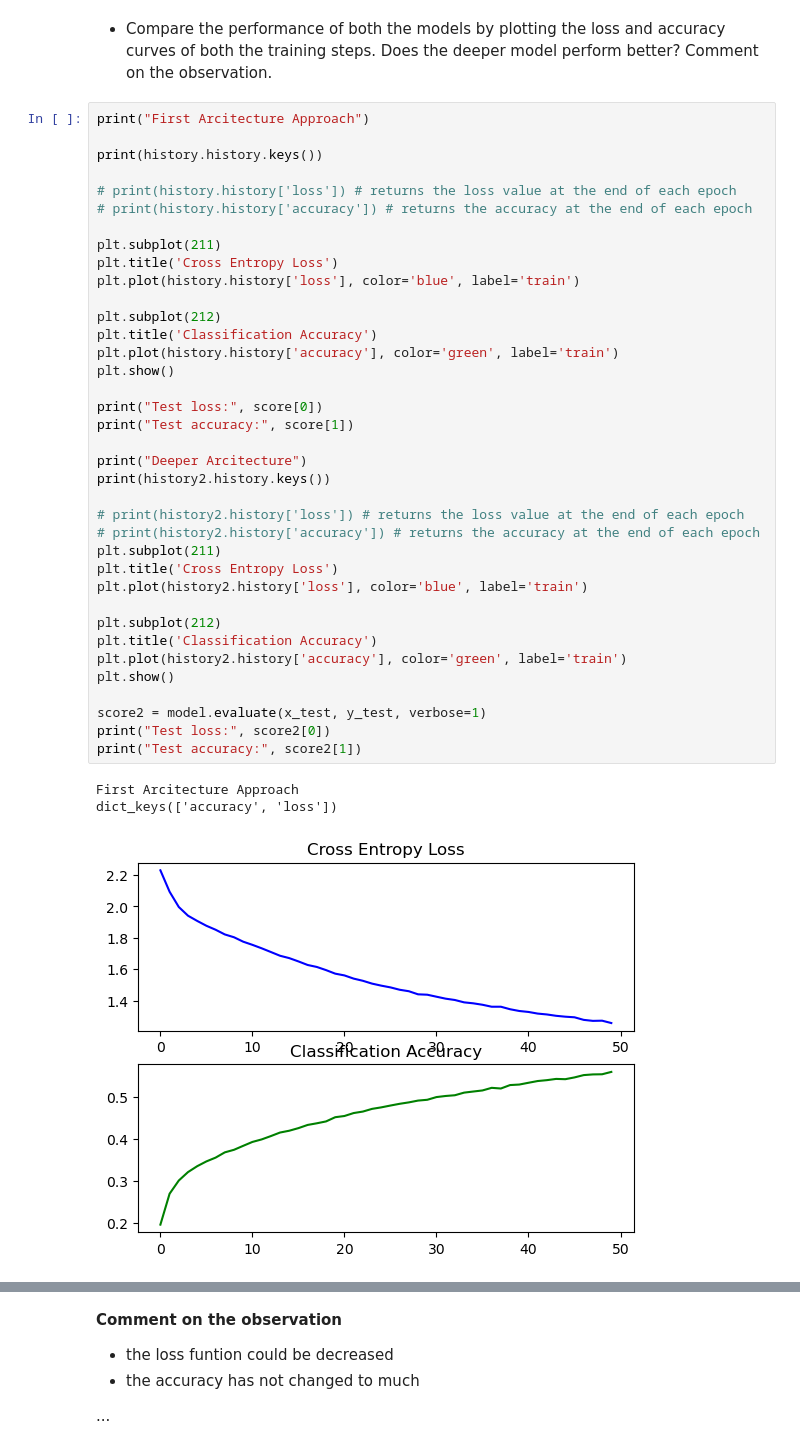
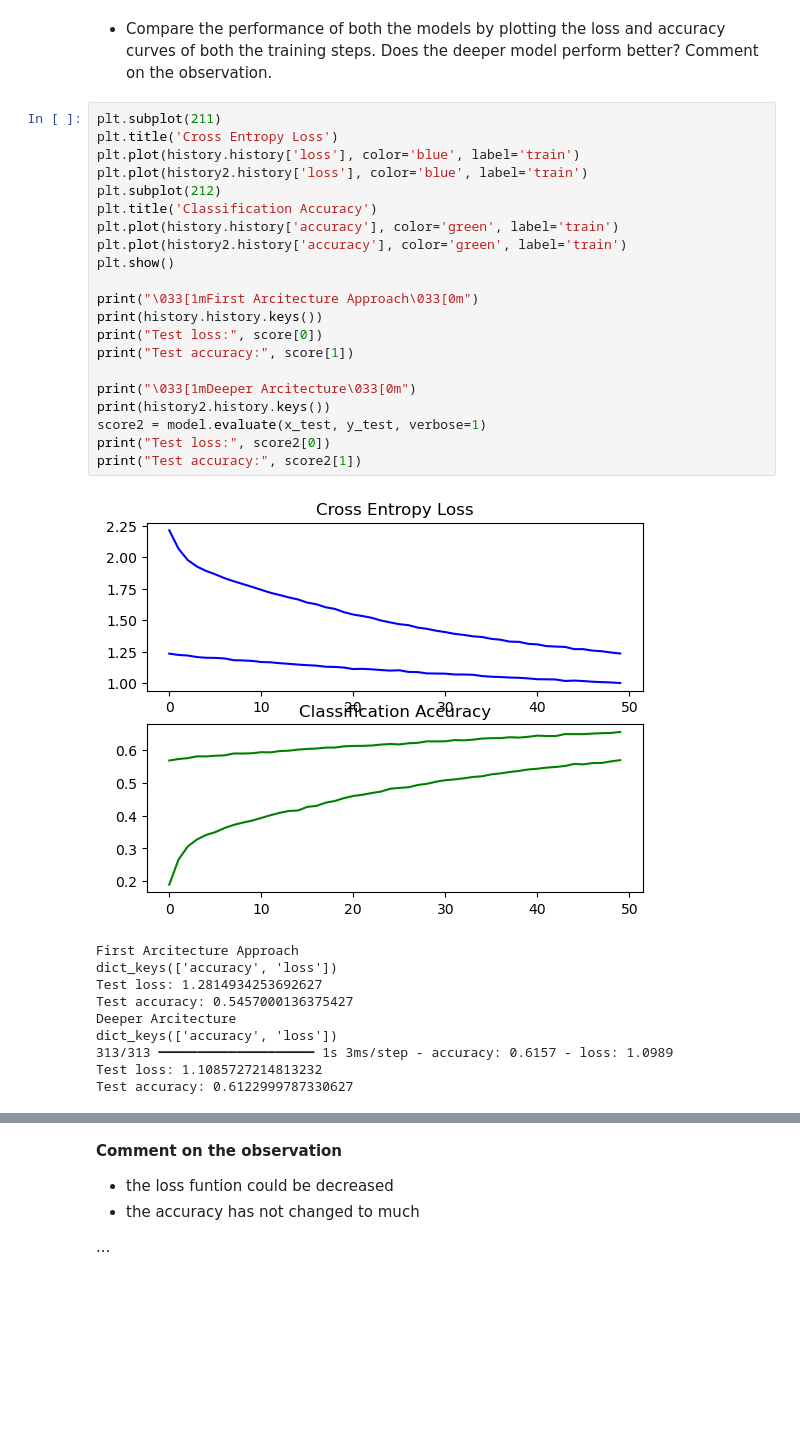
Before and after one commit to ironhack-labs/lab-image-classification-using-convolutional-neural-networks, a Jupyter notebook: main.ipynb, the cells around one changed output, grey strips where cells are left out. Saved outputs shown, nothing was run; the diff lists cells and outputs as text; blank space fills up the shorter version.

```diff
--- a/main.ipynb
+++ b/main.ipynb
@@ -376,43 +371,34 @@ Epoch 50/50
 # %% [markdown]
 *   Compare the performance of both the models by plotting the loss and accuracy curves of both the training steps. Does the deeper model perform better? Comment on the observation.
 # %%
-print("First Arcitecture Approach")
-
-print(history.history.keys())
-
-# print(history.history['loss']) # returns the loss value at the end of each epoch
-# print(history.history['accuracy']) # returns the accuracy at the end of each epoch
-
 plt.subplot(211)
 plt.title('Cross Entropy Loss')
 plt.plot(history.history['loss'], color='blue', label='train')
-
+plt.plot(history2.history['loss'], color='blue', label='train')
 plt.subplot(212)
 plt.title('Classification Accuracy')
 plt.plot(history.history['accuracy'], color='green', label='train')
+plt.plot(history2.history['accuracy'], color='green', label='train')
 plt.show()
 
+print("\033[1mFirst Arcitecture Approach\033[0m")
+print(history.history.keys())
 print("Test loss:", score[0])
 print("Test accuracy:", score[1])
 
-print("Deeper Arcitecture")
+print("\033[1mDeeper Arcitecture\033[0m")
 print(history2.history.keys())
-
-# print(history2.history['loss']) # returns the loss value at the end of each epoch
-# print(history2.history['accuracy']) # returns the accuracy at the end of each epoch
-plt.subplot(211)
-plt.title('Cross Entropy Loss')
-plt.plot(history2.history['loss'], color='blue', label='train')
-
-plt.subplot(212)
-plt.title('Classification Accuracy')
-plt.plot(history2.history['accuracy'], color='green', label='train')
-plt.show()
-
 score2 = model.evaluate(x_test, y_test, verbose=1)
 print("Test loss:", score2[0])
 print("Test accuracy:", score2[1])
 # %% [output]
+[figure, new version]
 First Arcitecture Approach
 dict_keys(['accuracy', 'loss'])
+Test loss: 1.2814934253692627
+Test accuracy: 0.5457000136375427
+Deeper Arcitecture
+dict_keys(['accuracy', 'loss'])
+313/313 ━━━━━━━━━━━━━━━━━━━━ 1s 3ms/step - accuracy: 0.6157 - loss: 1.0989
+Test loss: 1.1085727214813232
+Test accuracy: 0.6122999787330627
-[figure, old version]
```
Also changed, not shown: parts of 12 cells of this notebook.
